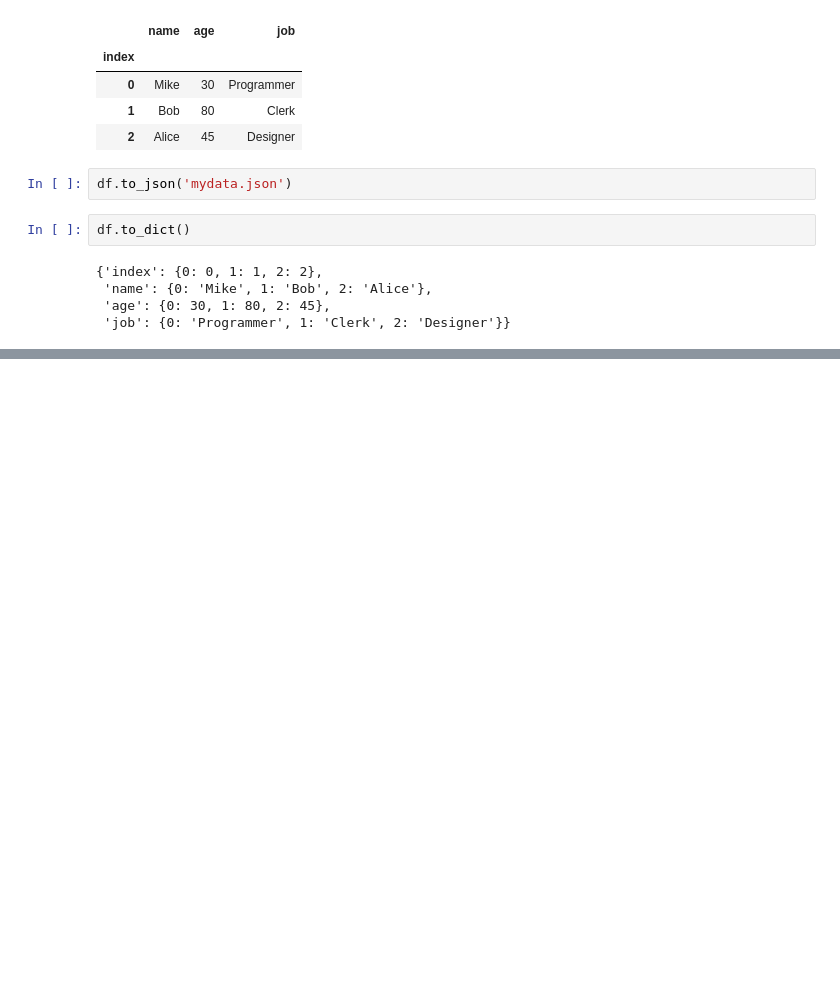
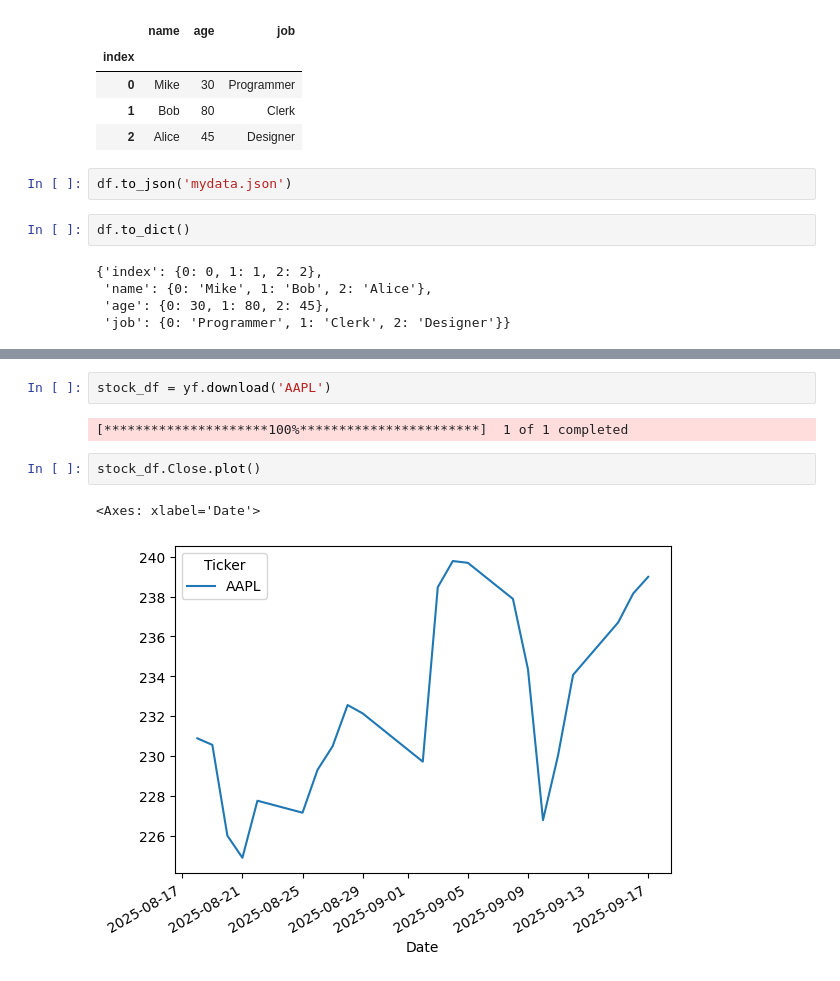
Before and after one commit to avnisinngh/PANDAS, a Jupyter notebook: BASICS_01/basics_01.ipynb, the cells around one changed output, grey strips where cells are left out. Cells and saved outputs as stored; diff of their text form; blank space fills up the shorter version.

```diff
--- a/BASICS_01/basics_01.ipynb
+++ b/BASICS_01/basics_01.ipynb
@@ -75,0 +270,9 @@ df.to_dict()
+# %%
+stock_df = yf.download('AAPL')
+# %% [output]
+[*********************100%***********************]  1 of 1 completed
+# %%
+stock_df.Close.plot()
+# %% [output]
+<Axes: xlabel='Date'>
+[figure, added]
```
Also changed, not shown: parts of 23 cells of this notebook.
